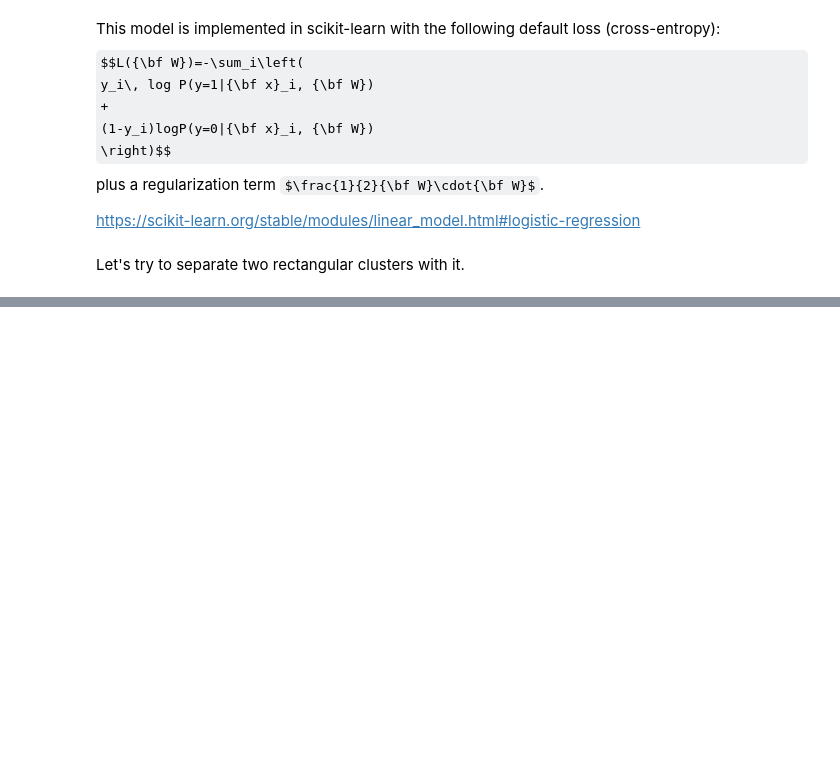
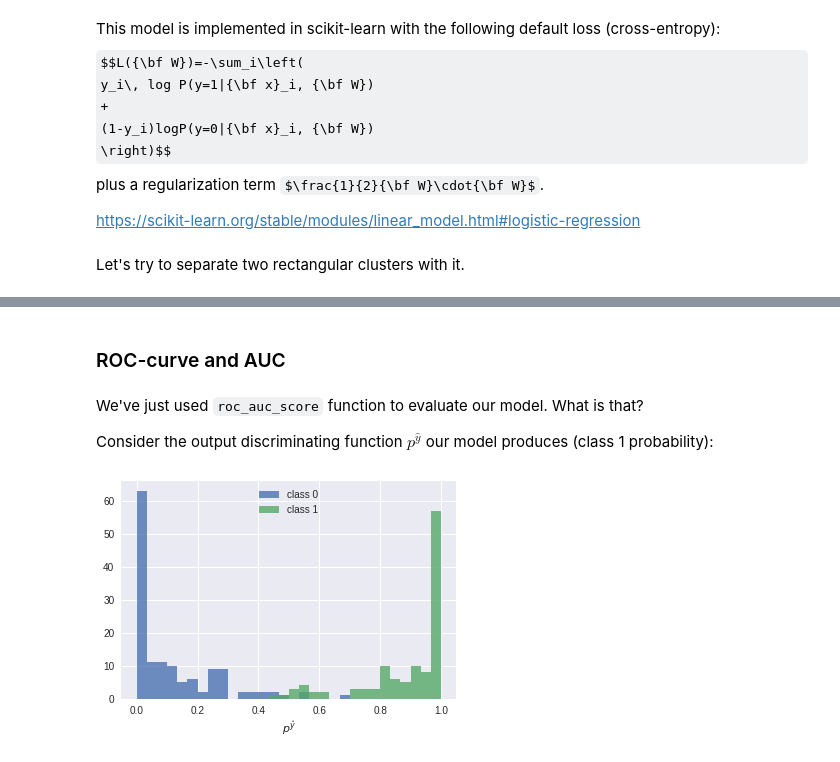
Before and after one commit to SiLiKhon/HEPStatsSeminar, a Jupyter notebook: seminar2/LinearModels_ToyData.ipynb, the cells around one changed output, grey strips where cells are left out. Drawn from its saved outputs; the diff is of its cells as text; code cells hidden in the pictures; some formulas as TeX source; blank space fills up the shorter version.

Commit message:
Added some description, ROC-curve definition

```diff
--- a/seminar2/LinearModels_ToyData.ipynb
+++ b/seminar2/LinearModels_ToyData.ipynb
@@ -243,0 +244,14 @@ test score:  0.9983965464076473
+# %% [markdown]
+### ROC-curve and AUC
+# %% [markdown]
+We've just used `roc_auc_score` function to evaluate our model. What is that?
+
+Consider the output discriminating function $p^\hat{y}$ our model produces (class 1 probability):
+# %%
+bins = np.linspace(-0., 1., 31)
+plt.hist(preds_test[y_test == 0], bins=bins, alpha=0.8, label='class 0')
+plt.hist(preds_test[y_test == 1], bins=bins, alpha=0.8, label='class 1')
+plt.xlabel('$p^\hat{y}$')
+plt.legend();
+# %% [output]
+[figure, added]
```
Also changed, not shown: parts of 25 cells of this notebook.
